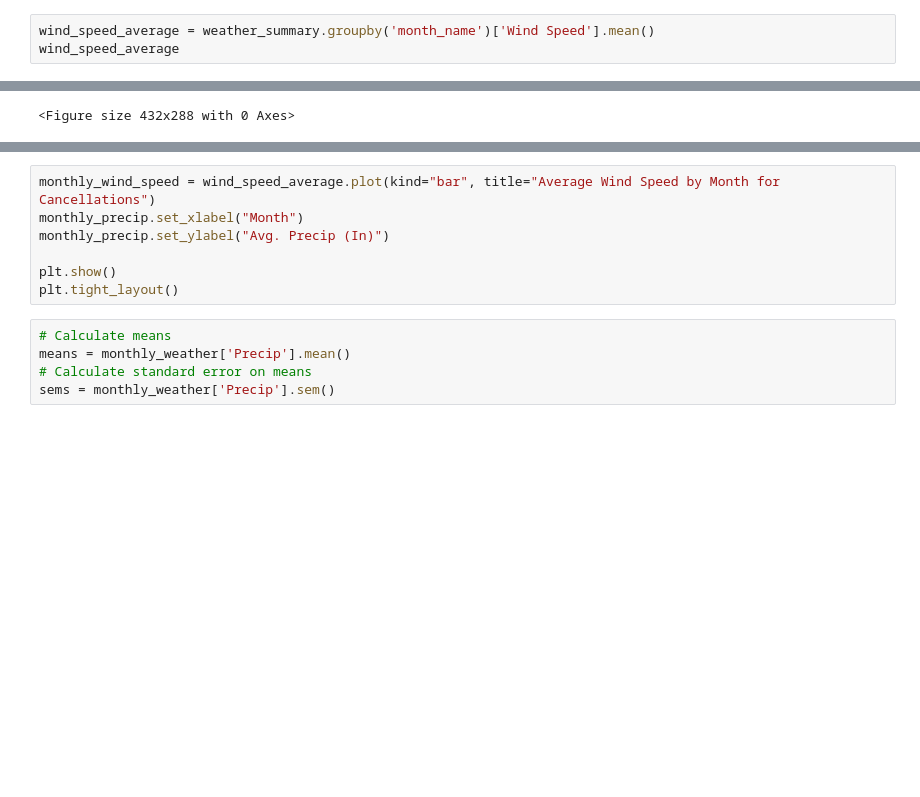
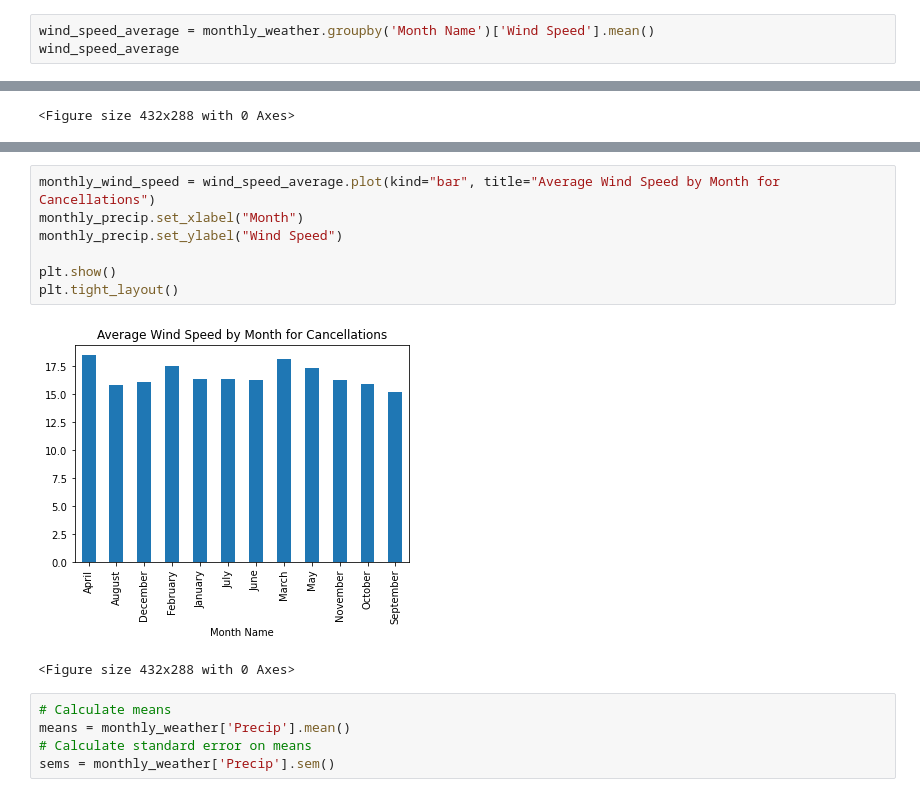
Before and after one commit to domingo-aj/Group-Project-1, a Jupyter notebook: dataviz_projectone_MG.ipynb, the cells around one changed output, grey strips where cells are left out. Cells and saved outputs as stored; diff of their text form; blank space fills up the shorter version.

```diff
--- a/dataviz_projectone_MG.ipynb
+++ b/dataviz_projectone_MG.ipynb
@@ -254,6 +264,6 @@ October      0.105935
 September    0.072167
 Name: Precip, dtype: float64
 # %%
-wind_speed_average = weather_summary.groupby('month_name')['Wind Speed'].mean()
+wind_speed_average = monthly_weather.groupby('Month Name')['Wind Speed'].mean()
 wind_speed_average
 # %% [output]
@@ -294,10 +304,13 @@ plt.tight_layout()
 # %%
 monthly_wind_speed = wind_speed_average.plot(kind="bar", title="Average Wind Speed by Month for Cancellations")
 monthly_precip.set_xlabel("Month")
-monthly_precip.set_ylabel("Avg. Precip (In)")
+monthly_precip.set_ylabel("Wind Speed")
 
 plt.show()
 plt.tight_layout()
+# %% [output]
+[figure, added]
+<Figure size 432x288 with 0 Axes>
 # %%
 # Calculate means
 means = monthly_weather['Precip'].mean()
```
Also changed, not shown: parts of 7 cells of this notebook.
